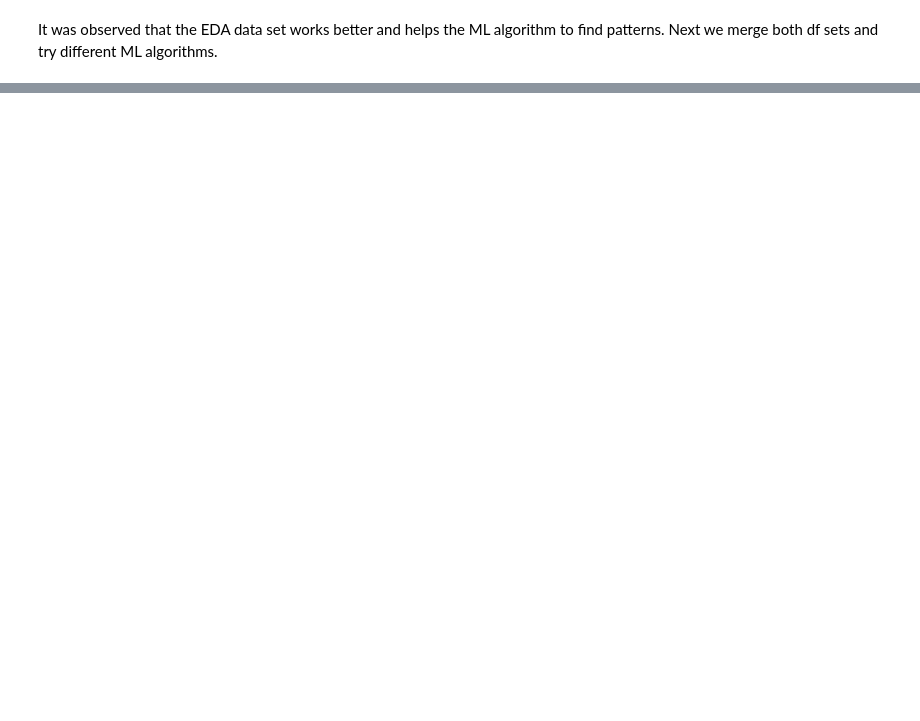
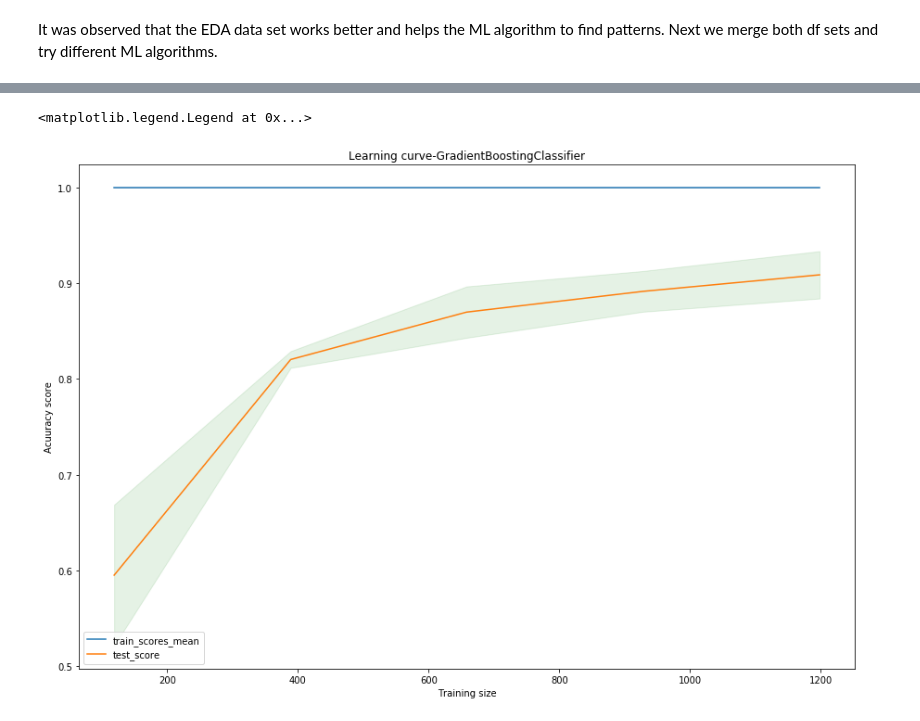
Before and after one commit to Atashnezhad/NLP_Proj2, a Jupyter notebook: Codes/P04_01_Modeling.ipynb, the cells around one changed output, grey strips where cells are left out. Saved outputs shown, nothing was run; the diff lists cells and outputs as text; code cells hidden in the pictures; blank space fills up the shorter version.

Commit message:
learning

```diff
--- a/Codes/P04_01_Modeling.ipynb
+++ b/Codes/P04_01_Modeling.ipynb
@@ -919,0 +818,44 @@ Next we merge both df sets and try different ML algorithms.
+# %%
+estimator = GradientBoostingClassifier(loss='deviance', learning_rate=0.08,
+                                    n_estimators=100, subsample=1.0, criterion='friedman_mse',
+                                    min_samples_split=2, min_samples_leaf=1, min_weight_fraction_leaf=0.0,
+                                    max_depth=2, min_impurity_decrease=0.0, min_impurity_split=None,
+                                    init=None, random_state=None, max_features=None, verbose=0,
+                                    max_leaf_nodes=None, warm_start=False, validation_fraction=0.1,
+                                    n_iter_no_change=None, tol=0.0001, ccp_alpha=0.0)
+
+X = np.array(X)
+y = np.array(y)
+
+train_sizes, train_scores, test_scores, fit_times, _ =\
+                                       learning_curve(estimator, X, y,
+                                                      cv=3, n_jobs=3,
+                                                      train_sizes=np.linspace(.1, 1.0, 5),
+                                                      return_times=True)
+
+
+train_scores_mean = np.mean(train_scores, axis=1)
+train_scores_std = np.std(train_scores, axis=1)
+test_scores_mean = np.mean(test_scores, axis=1)
+test_scores_std = np.std(test_scores, axis=1)
+fit_times_mean = np.mean(fit_times, axis=1)
+fit_times_std = np.std(fit_times, axis=1)
+
+plt.figure(figsize=(15,10))
+plt.plot(train_sizes, train_scores_mean, label='train_scores_mean')
+plt.fill_between(train_sizes, train_scores_mean-train_scores_std,
+                 train_scores_mean+train_scores_std, alpha=0.1,
+                         color="r")
+
+plt.plot(train_sizes, test_scores_mean, label='test_score')
+plt.fill_between(train_sizes, test_scores_mean-test_scores_std,
+                 test_scores_mean+test_scores_std, alpha=0.1,
+                         color="g")
+
+plt.title('Learning curve-GradientBoostingClassifier')
+plt.ylabel('Acuuracy score')
+plt.xlabel('Training size')
+plt.legend(loc='best')
+# %% [output]
+<matplotlib.legend.Legend at 0x...>
+[figure, added]
```
Also changed, not shown: parts of 28 cells of this notebook, 9 other files.
